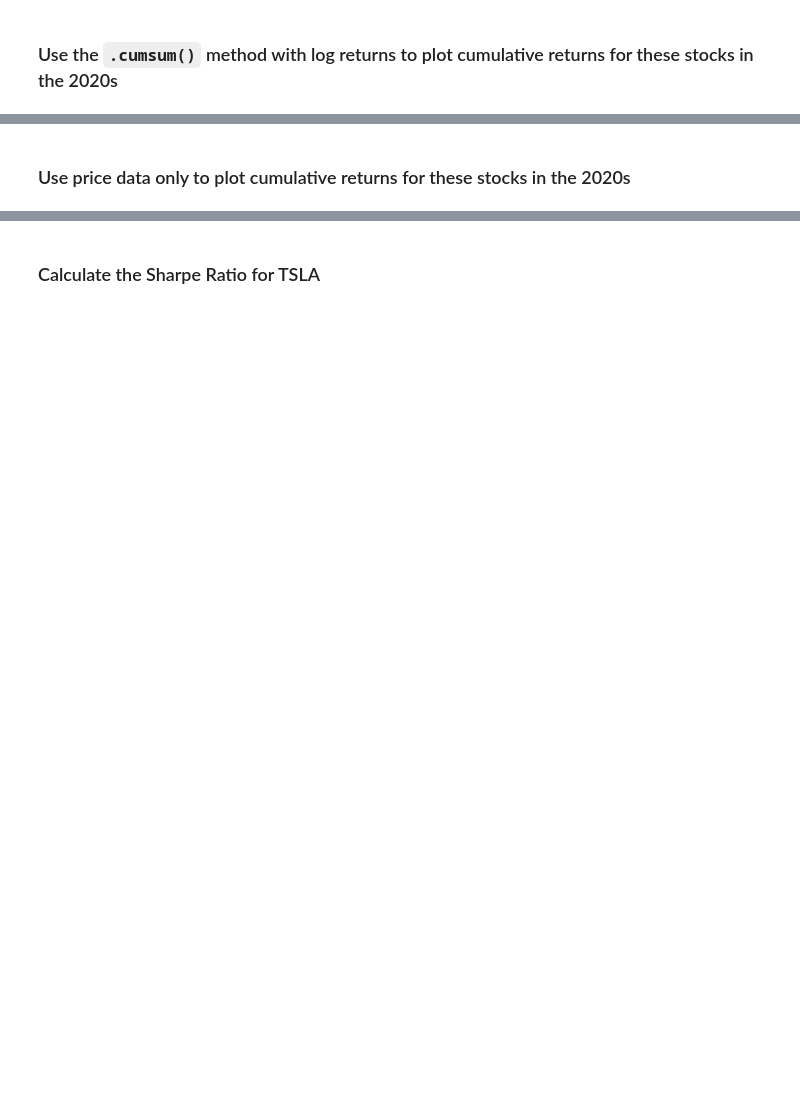
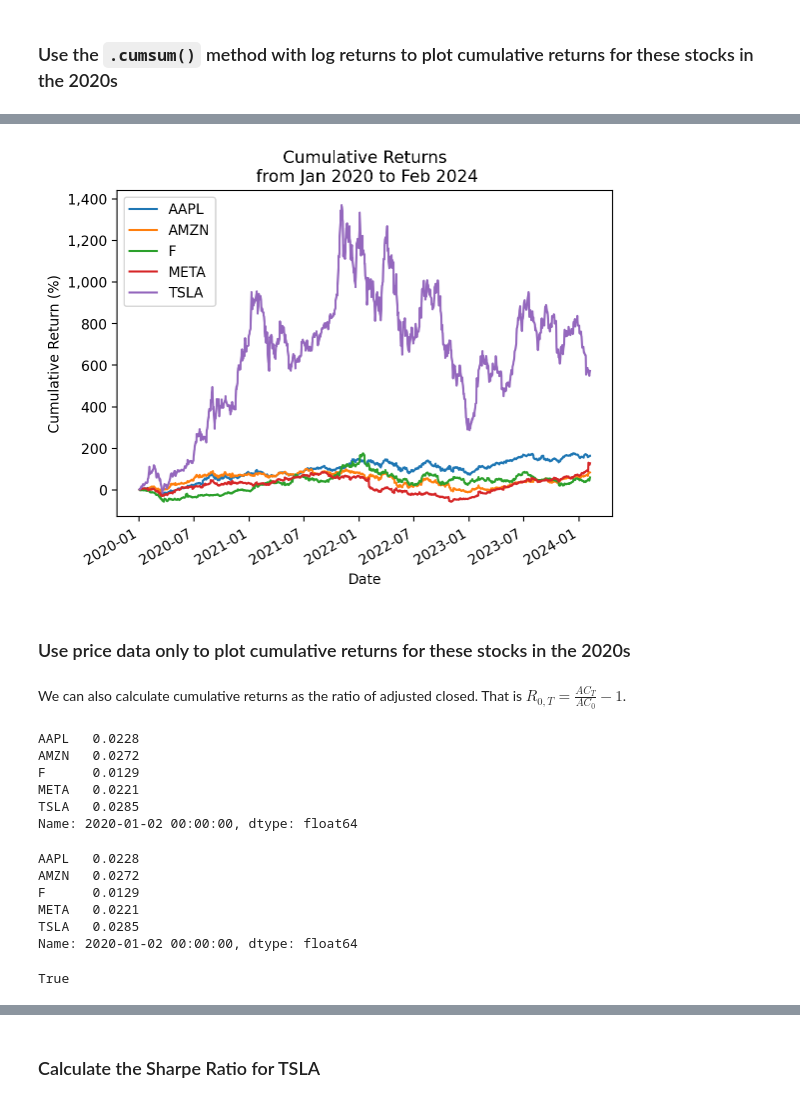
Before and after one commit to richard-herron/fina-6333-2024-spring, a Jupyter notebook: Notebooks/herron_01_practice_02.ipynb, the cells around one changed output, grey strips where cells are left out. Cells and saved outputs as stored; diff of their text form; code cells hidden in the pictures; blank space fills up the shorter version.

```diff
--- a/Notebooks/herron_01_practice_02.ipynb
+++ b/Notebooks/herron_01_practice_02.ipynb
@@ -217,2 +252,10 @@ dtype: float64
 # %% [markdown]
 ### Use the `.cumsum()` method with log returns to plot cumulative returns for these stocks in the 2020s
+# %%
+cumret_cumsum = (
+    returns_2020s
+    .pipe(np.log1p) # converts simple returns to log returns
+    .cumsum() # log returns are additive
+    .pipe(np.expm1) # converts log returns to simple returns
+)
+# cumret_cumsum = returns_2020s.add(1).pipe(np.log).cumsum().pipe(np.exp).sub(1)
@@ -219,2 +266,41 @@ dtype: float64
+# %%
+cumret_cumsum.mul(100).plot()
+
+# https://stackoverflow.com/questions/25973581/how-to-format-axis-number-format-to-thousands-with-a-comma
+from matplotlib import ticker
+plt.gca().get_yaxis().set_major_formatter(ticker.FuncFormatter(lambda x, p: format(int(x), ',')))
+
+plt.ylabel('Cumulative Return (%)')
+plt.title(f'Cumulative Returns\n from {cumret_cumsum.index.min():%b %Y} to {cumret_cumsum.index.max():%b %Y}')
+plt.show()
+# %% [output]
+[figure, added]
 # %% [markdown]
 ### Use price data only to plot cumulative returns for these stocks in the 2020s
+# %% [markdown]
+We can also calculate cumulative returns as the ratio of adjusted closed.
+That is $R_{0,T} = \frac{AC_T}{AC_0} - 1$.
+# %%
+returns_2020s.iloc[0]
+# %% [output]
+AAPL   0.0228
+AMZN   0.0272
+F      0.0129
+META   0.0221
+TSLA   0.0285
+Name: 2020-01-02 00:00:00, dtype: float64
+# %%
+cumret_prices = prices['Adj Close'].loc['2020':].iloc[:-1] / prices['Adj Close'].loc['2019'].iloc[-1] - 1
+
+cumret_prices.iloc[0]
+# %% [output]
+AAPL   0.0228
+AMZN   0.0272
+F      0.0129
+META   0.0221
+TSLA   0.0285
+Name: 2020-01-02 00:00:00, dtype: float64
+# %%
+np.allclose(cumret_cumprod, cumret_prices)
+# %% [output]
+True
```
Also changed, not shown: parts of 47 cells of this notebook, 4 other files.
